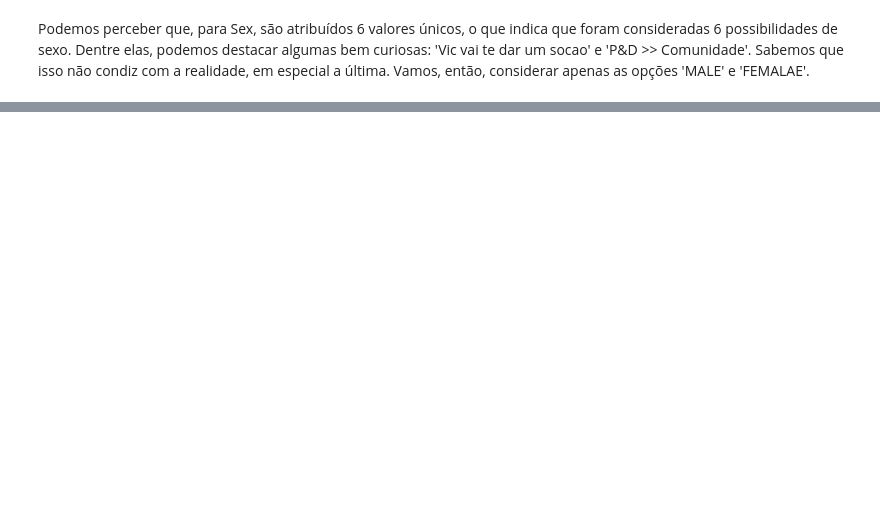
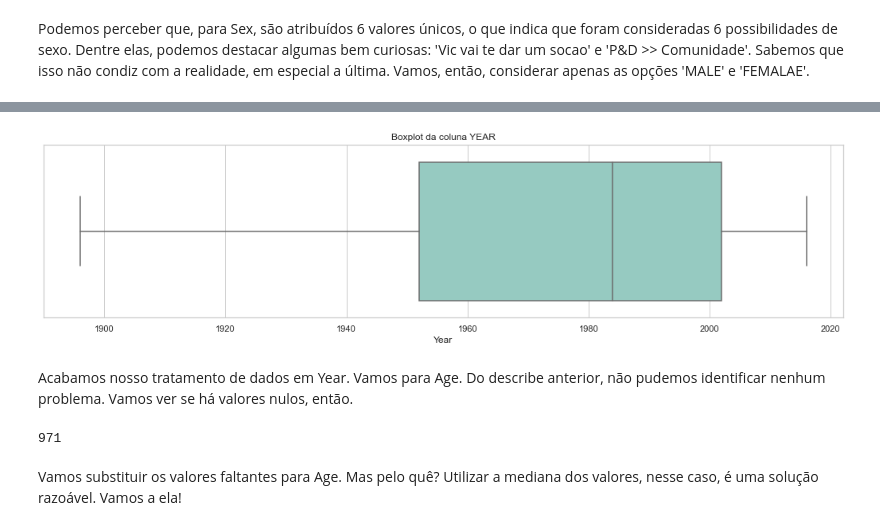
Before and after one commit to kauafillipe/Projeto-1---Turing-Academy, a Jupyter notebook: Projeto.ipynb, the cells around one changed output, grey strips where cells are left out. Saved outputs shown, nothing was run; the diff lists cells and outputs as text; code cells hidden in the pictures; blank space fills up the shorter version.

```diff
--- a/Projeto.ipynb
+++ b/Projeto.ipynb
@@ -59,0 +249,19 @@ Vamos, então, considerar apenas as opções 'MALE' e 'FEMALAE'.
+# %%
+#Descartando os outliers
+df = df[df["Year"] > 0]
+# %%
+#Novo gráfico boxplot
+plt.figure(figsize=(18,4))
+sns.boxplot(x = df["Year"], palette = "Set3")
+plt.title("Boxplot da coluna YEAR")
+plt.show()
+# %% [output]
+[figure, added]
+# %% [markdown]
+Acabamos nosso tratamento de dados em Year. Vamos para Age. Do describe anterior, não pudemos identificar nenhum problema. Vamos ver se há valores nulos, então.
+# %%
+df["Age"].isnull().sum()
+# %% [output]
+971
+# %% [markdown]
+Vamos substituir os valores faltantes para Age. Mas pelo quê? Utilizar a mediana dos valores, nesse caso, é uma solução razoável. Vamos a ela!
```
Also changed, not shown: parts of 43 cells of this notebook, 1 other file.
